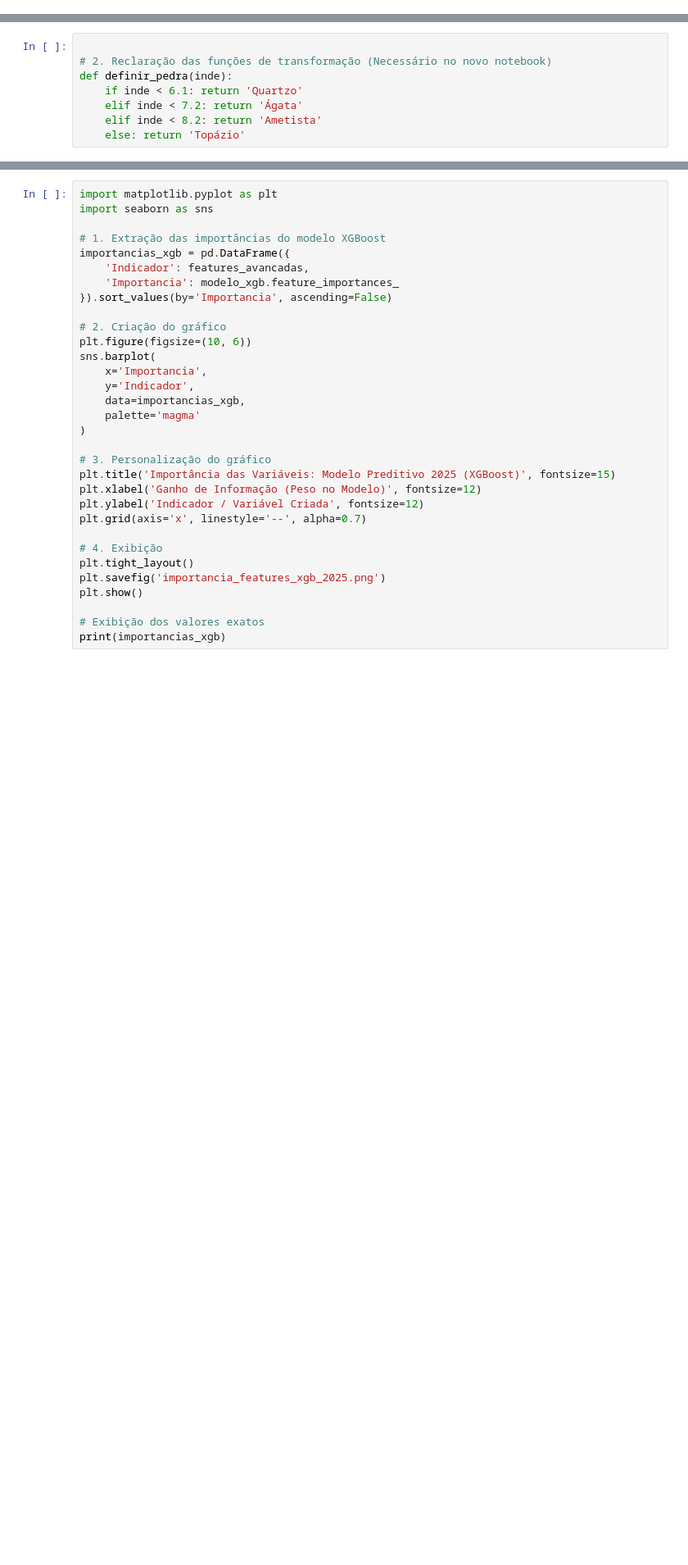
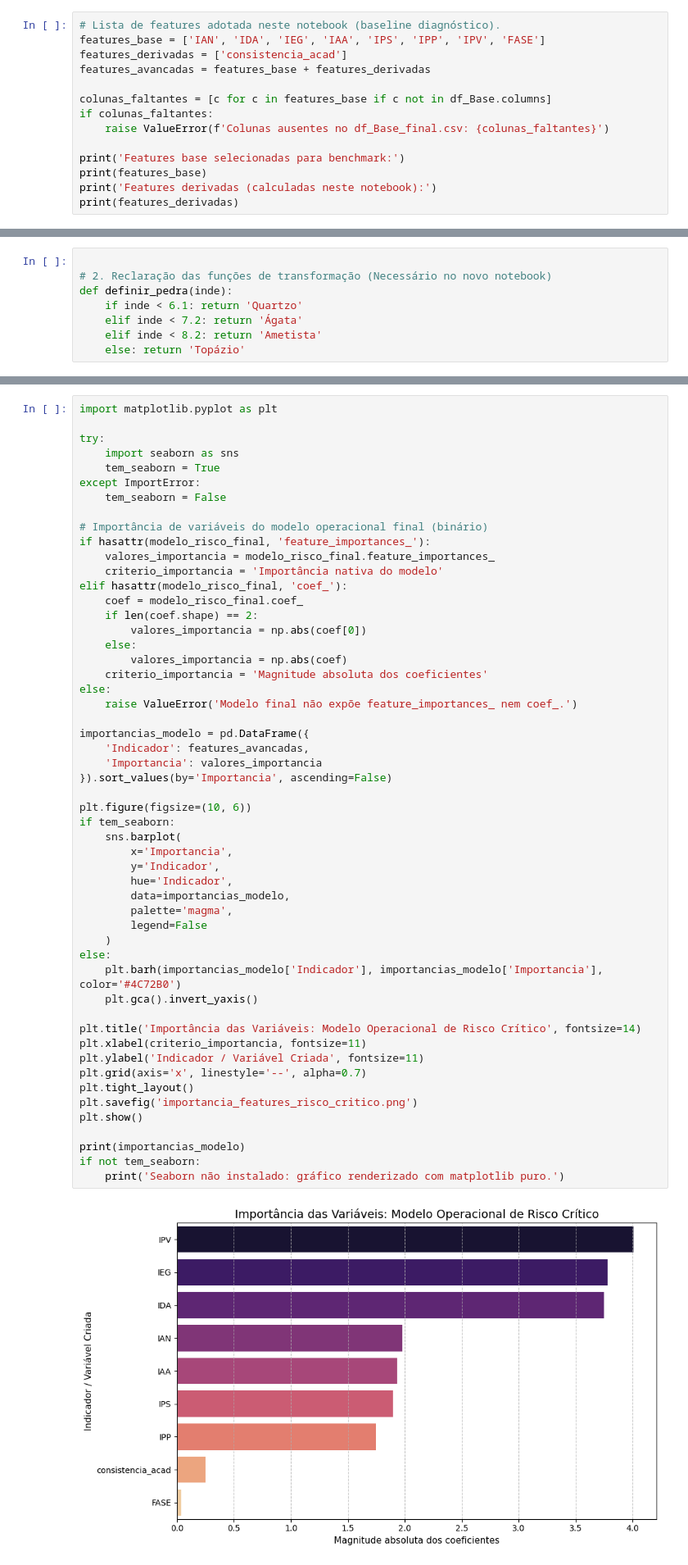
Before and after one commit to marcelotmalta/Dataton, a Jupyter notebook: notebooks/3 - modelo.ipynb, the cells around one changed output, grey strips where cells are left out. Shown at 82% size. Drawn from its saved outputs; the diff is of its cells as text; blank space fills up the shorter version.

```diff
--- a/notebooks/3 - modelo.ipynb
+++ b/notebooks/3 - modelo.ipynb
@@ -71,0 +75,14 @@ df_Base = pd.read_csv('../data/df_Base_final.csv')
+# %%
+# Lista de features adotada neste notebook (baseline diagnóstico).
+features_base = ['IAN', 'IDA', 'IEG', 'IAA', 'IPS', 'IPP', 'IPV', 'FASE']
+features_derivadas = ['consistencia_acad']
+features_avancadas = features_base + features_derivadas
+
+colunas_faltantes = [c for c in features_base if c not in df_Base.columns]
+if colunas_faltantes:
+    raise ValueError(f'Colunas ausentes no df_Base_final.csv: {colunas_faltantes}')
+
+print('Features base selecionadas para benchmark:')
+print(features_base)
+print('Features derivadas (calculadas neste notebook):')
+print(features_derivadas)
@@ -183,33 +522,55 @@ Arquivo 'lista_intervencao_preventiva_2025.csv' gerado com sucesso!
 # %%
 import matplotlib.pyplot as plt
-import seaborn as sns
 
-# 1. Extração das importâncias do modelo XGBoost
-importancias_xgb = pd.DataFrame({
+try:
+    import seaborn as sns
+    tem_seaborn = True
+except ImportError:
+    tem_seaborn = False
+
+# Importância de variáveis do modelo operacional final (binário)
+if hasattr(modelo_risco_final, 'feature_importances_'):
+    valores_importancia = modelo_risco_final.feature_importances_
+    criterio_importancia = 'Importância nativa do modelo'
+elif hasattr(modelo_risco_final, 'coef_'):
+    coef = modelo_risco_final.coef_
+    if len(coef.shape) == 2:
+        valores_importancia = np.abs(coef[0])
+    else:
+        valores_importancia = np.abs(coef)
+    criterio_importancia = 'Magnitude absoluta dos coeficientes'
+else:
+    raise ValueError('Modelo final não expõe feature_importances_ nem coef_.')
+
+importancias_modelo = pd.DataFrame({
     'Indicador': features_avancadas,
-    'Importancia': modelo_xgb.feature_importances_
+    'Importancia': valores_importancia
 }).sort_values(by='Importancia', ascending=False)
 
-# 2. Criação do gráfico
 plt.figure(figsize=(10, 6))
-sns.barplot(
-    x='Importancia',
-    y='Indicador',
-    data=importancias_xgb,
-    palette='magma'
-)
+if tem_seaborn:
+    sns.barplot(
+        x='Importancia',
+        y='Indicador',
+        hue='Indicador',
+        data=importancias_modelo,
+        palette='magma',
+        legend=False
+    )
+else:
+    plt.barh(importancias_modelo['Indicador'], importancias_modelo['Importancia'], color='#4C72B0')
+    plt.gca().invert_yaxis()
 
-# 3. Personalização do gráfico
-plt.title('Importância das Variáveis: Modelo Preditivo 2025 (XGBoost)', fontsize=15)
-plt.xlabel('Ganho de Informação (Peso no Modelo)', fontsize=12)
-plt.ylabel('Indicador / Variável Criada', fontsize=12)
+plt.title('Importância das Variáveis: Modelo Operacional de Risco Crítico', fontsize=14)
+plt.xlabel(criterio_importancia, fontsize=11)
+plt.ylabel('Indicador / Variável Criada', fontsize=11)
 plt.grid(axis='x', linestyle='--', alpha=0.7)
-
-# 4. Exibição
 plt.tight_layout()
-plt.savefig('importancia_features_xgb_2025.png')
+plt.savefig('importancia_features_risco_critico.png')
 plt.show()
 
-# Exibição dos valores exatos
-print(importancias_xgb)
+print(importancias_modelo)
+if not tem_seaborn:
+    print('Seaborn não instalado: gráfico renderizado com matplotlib puro.')
 # %% [output]
+[figure, new version]
```
Also changed, not shown: parts of 16 cells of this notebook, 5 other files.
